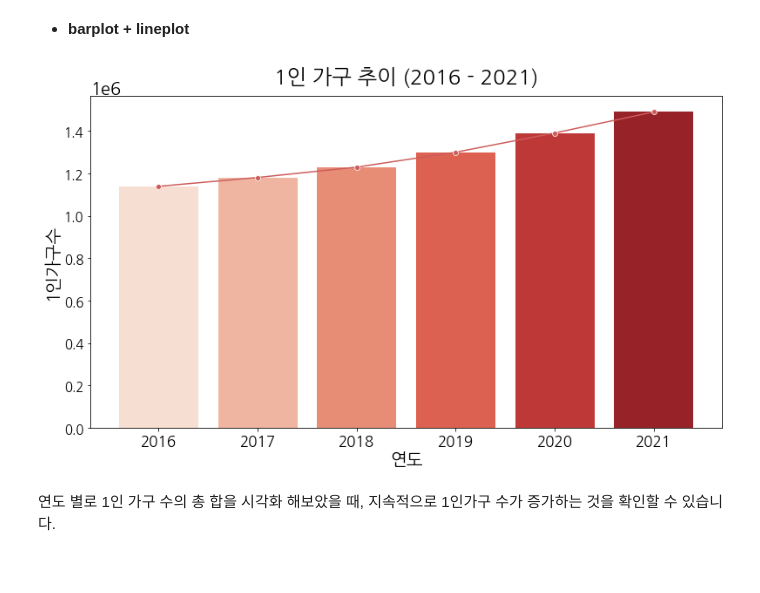
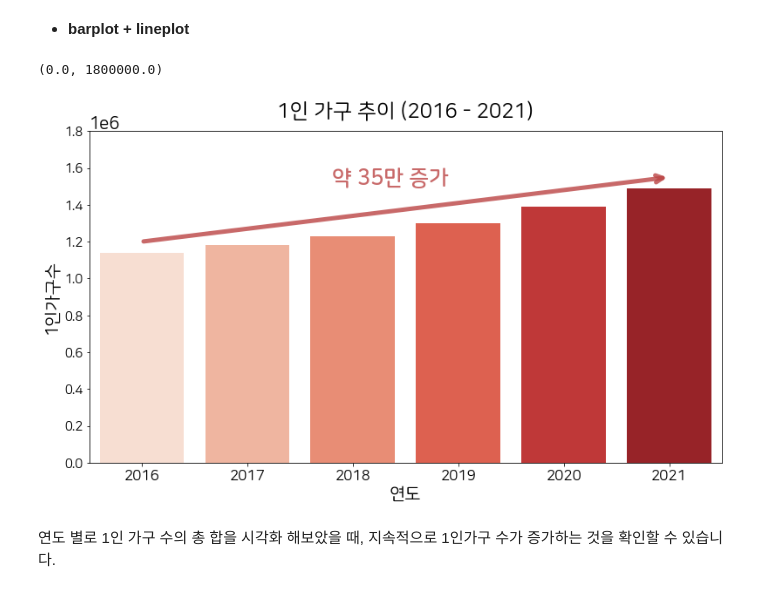
Before and after one commit to ai6-hyodori/DataAnalysis, a Jupyter notebook: v4_12Team_data_analysis.ipynb, the cells around one changed output. Cells and saved outputs as stored; diff of their text form; code cells hidden in the pictures.

```diff
--- a/v3_12Team_data_analysis.ipynb
+++ b/v4_12Team_data_analysis.ipynb
@@ -572,15 +607,32 @@ plt.show()
 # %%
 plt.figure(figsize=(13, 7))
 
 plt.title("1인 가구 추이 (2016 - 2021)", pad=15)
 
 sns.barplot(data = df_melt, x="연도", y="1인가구수", estimator=sum, ci=None, palette=sns.color_palette("Reds"))
-sns.lineplot(data = df_melt, x="연도", y="1인가구수", estimator=sum, ci=None, color='#CD5C5C', marker='o')
+# sns.lineplot(data = df_melt, x="연도", y="1인가구수", estimator=sum, ci=None, color='#CD5C5C', marker='o')
+
+
+plt.annotate('',
+              ha = 'center', va = 'bottom',
+              xytext = (0, 1200000),
+              xy = (5, 1550000),
+              arrowprops = {
+                            'edgecolor':'#bb4444',
+                            'alpha':0.8,
+                            'arrowstyle':'->',
+                            "lw": 5
+                })
+
+_=plt.text(1.8, 1510000, '약 35만 증가', fontsize=25, color='#bb4444', fontweight='heavy', alpha=0.8)
 
 _ = plt.yticks(fontsize=15)
 _ = plt.xticks(fontsize=17)
+
+plt.ylim(0, 1800000)
 # %% [output]
+(0.0, 1800000.0)
-[figure, old version]
+[figure, new version]
 # %% [markdown]
 연도 별로 1인 가구 수의 총 합을 시각화 해보았을 때, 지속적으로 1인가구 수가 증가하는 것을 확인할 수 있습니다.
 # %% [markdown]
```
Also changed, not shown: parts of 19 cells of this notebook.
